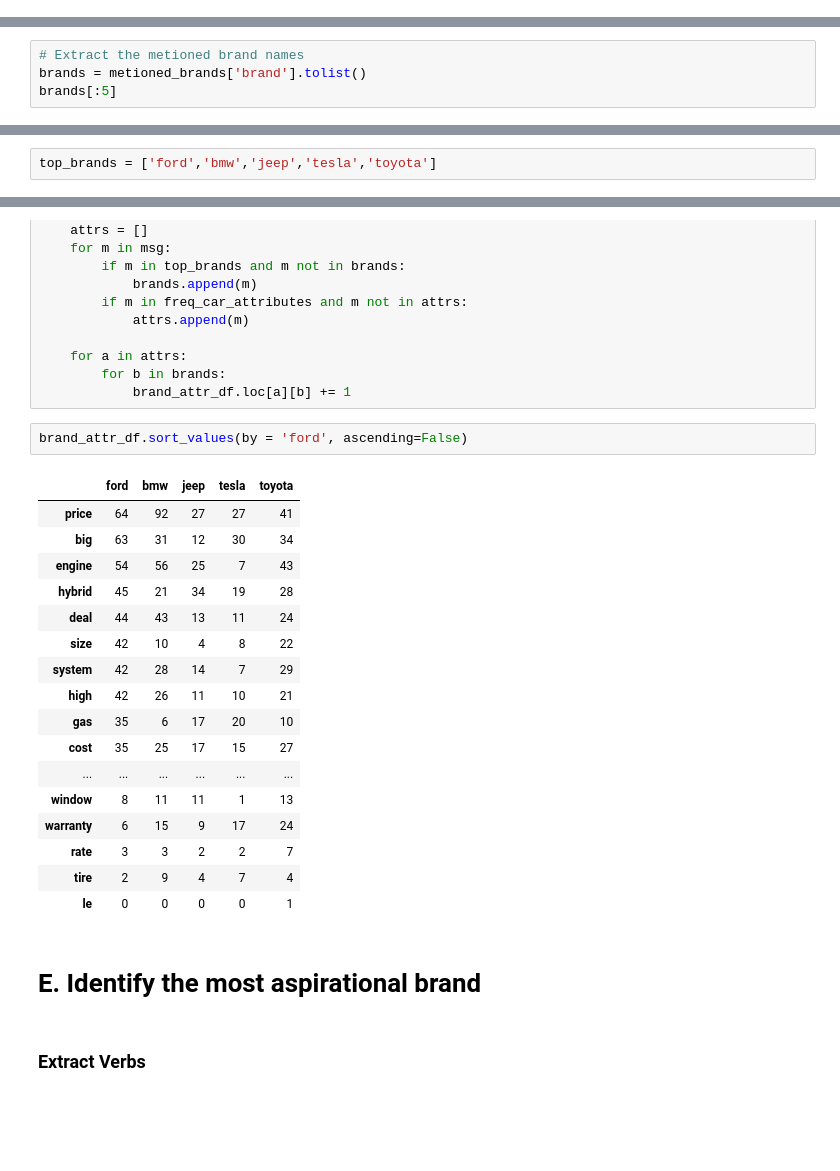
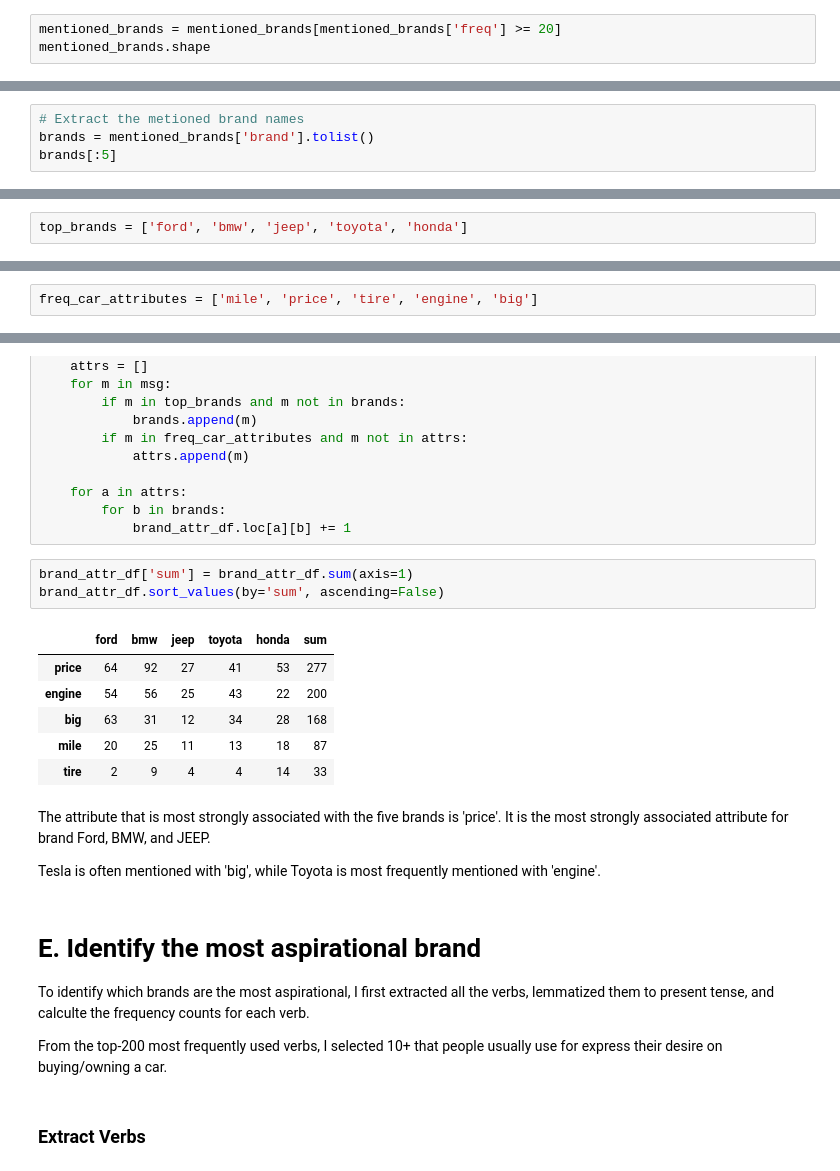
Before and after one commit to shanshanlao/car-brand-analysis, a Jupyter notebook: car_brand_analysis.ipynb, the cells around one changed output, grey strips where cells are left out. Cells and saved outputs as stored; diff of their text form; blank space fills up the shorter version.

Commit message:
Update car_brand_analysis

```diff
--- a/car_brand_analysis.ipynb
+++ b/car_brand_analysis.ipynb
@@ -240,0 +236,3 @@ metioned_brands.shape
+# %%
+mentioned_brands = mentioned_brands[mentioned_brands['freq'] >= 20]
+mentioned_brands.shape
@@ -241,5 +241,5 @@ metioned_brands.shape
 # %%
 # Extract the metioned brand names
-brands = metioned_brands['brand'].tolist()
+brands = mentioned_brands['brand'].tolist()
 brands[:5]
 # %% [output]
@@ -317,7 +314,7 @@ Find the 5 most frequently mentioned attributes of cars in the discussions.
 
 Identify which attributes are most strongly associated with the top 5 brands we found in part B.
 # %%
-top_brands = ['ford','bmw','jeep','tesla','toyota']
+top_brands = ['ford', 'bmw', 'jeep', 'toyota', 'honda']
 # %% [markdown]
 ### Extract noun and adjective
 # %%
@@ -411,0 +409,2 @@ freq_car_attributes = ['mile', 'price', 'tire', 'engine', 'big',
+# %%
+freq_car_attributes = ['mile', 'price', 'tire', 'engine', 'big']
@@ -429,27 +430,25 @@ for i in range(len(comments)):
         for b in brands:
             brand_attr_df.loc[a][b] += 1
 # %%
-brand_attr_df.sort_values(by = 'ford', ascending=False)
+brand_attr_df['sum'] = brand_attr_df.sum(axis=1)
+brand_attr_df.sort_values(by='sum', ascending=False)
 # %% [output]
-|  | ford | bmw | jeep | tesla | toyota |
-| price | 64 | 92 | 27 | 27 | 41 |
-| big | 63 | 31 | 12 | 30 | 34 |
-| engine | 54 | 56 | 25 | 7 | 43 |
-| hybrid | 45 | 21 | 34 | 19 | 28 |
-| deal | 44 | 43 | 13 | 11 | 24 |
-| size | 42 | 10 | 4 | 8 | 22 |
-| system | 42 | 28 | 14 | 7 | 29 |
-| high | 42 | 26 | 11 | 10 | 21 |
-| gas | 35 | 6 | 17 | 20 | 10 |
-| cost | 35 | 25 | 17 | 15 | 27 |
-| ... | ... | ... | ... | ... | ... |
-| window | 8 | 11 | 11 | 1 | 13 |
-| warranty | 6 | 15 | 9 | 17 | 24 |
-| rate | 3 | 3 | 2 | 2 | 7 |
-| tire | 2 | 9 | 4 | 7 | 4 |
-| le | 0 | 0 | 0 | 0 | 1 |
+|  | ford | bmw | jeep | toyota | honda | sum |
+| price | 64 | 92 | 27 | 41 | 53 | 277 |
+| engine | 54 | 56 | 25 | 43 | 22 | 200 |
+| big | 63 | 31 | 12 | 34 | 28 | 168 |
+| mile | 20 | 25 | 11 | 13 | 18 | 87 |
+| tire | 2 | 9 | 4 | 4 | 14 | 33 |
-# %% [markdown]
-# E. Identify the most aspirational brand
+# %% [markdown]
+The attribute that is most strongly associated with the five brands is 'price'. It is the most strongly associated attribute for brand Ford, BMW, and JEEP.
+
+Tesla is often mentioned with 'big', while Toyota is most frequently mentioned with 'engine'.
+# %% [markdown]
+# E. Identify the most aspirational brand
+
+To identify which brands are the most aspirational, I first extracted all the verbs, lemmatized them to present tense, and calculte the frequency counts for each verb.
+
+From the top-200 most frequently used verbs, I selected 10+ that people usually use for express their desire on buying/owning a car.
 # %% [markdown]
 ### Extract Verbs
 # %%
```
Also changed, not shown: parts of 31 cells of this notebook, 4 other files.
